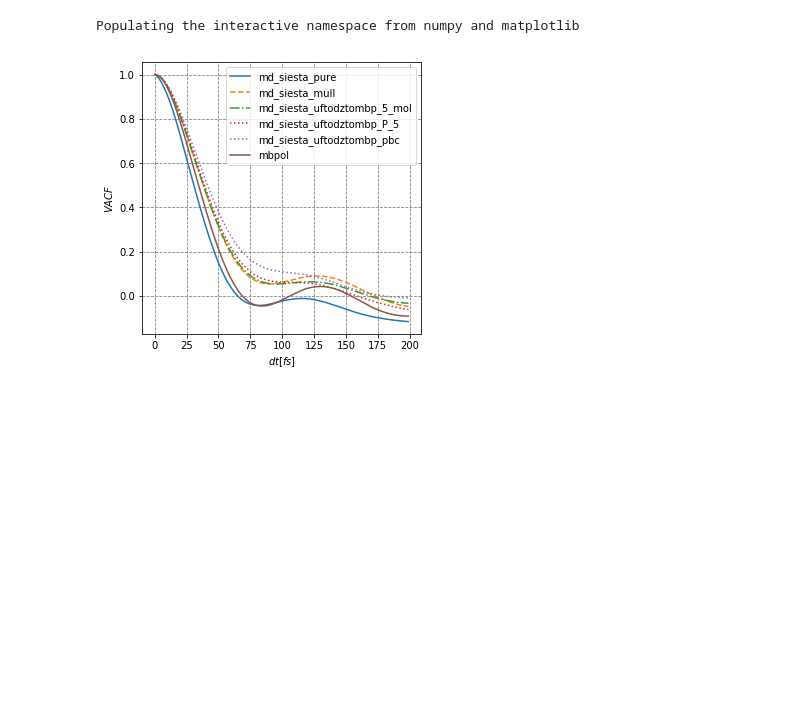
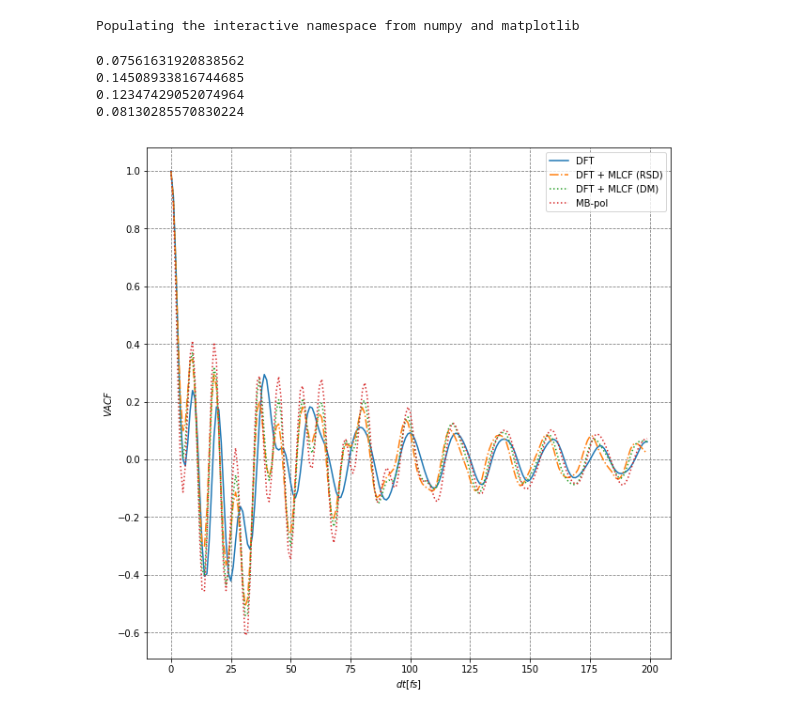
Before and after one commit to semodi/mlcf, a Jupyter notebook: analysis/v_corr.ipynb, the cells around one changed output. Drawn from its saved outputs; the diff is of its cells as text; code cells hidden in the pictures; blank space fills up the shorter version.

Commit message:
more analysis vacf, diffusion etc.

```diff
--- a/analysis/v_corr.ipynb
+++ b/analysis/v_corr.ipynb
@@ -85,23 +86,31 @@ def get_t_corr_vib(dt, path, lim):
 #          'new/md_siesta_uftodz_inf/md_siesta.traj',
 #          'mbpol/nose_128_10.traj']
 
+# paths = ['mbpol/md_siesta_pure/md_siesta_10.traj',
+#          'mbpol/md_siesta_mull/md_siesta.traj',
+# #          'new/md_siesta_uftombp_5/md_siesta.traj',
+# #          'new/md_siesta_uftodztombp_5/md_siesta.traj',
+#          'new/md_siesta_uftodztombp_5_mol/md_siesta.traj',
+#          'bugfix/md_siesta_uftodztombp_P_5/md_siesta.traj',
+#          'bugfix/md_siesta_uftodztombp_pbc/md_siesta.traj',
+#          'mbpol/nose_128_10.traj']
+
 paths = ['mbpol/md_siesta_pure/md_siesta_10.traj',
-         'mbpol/md_siesta_mull/md_siesta.traj',
-#          'new/md_siesta_uftombp_5/md_siesta.traj',
-#          'new/md_siesta_uftodztombp_5/md_siesta.traj',
-         'new/md_siesta_uftodztombp_5_mol/md_siesta.traj',
-         'bugfix/md_siesta_uftodztombp_P_5/md_siesta.traj',
-         'bugfix/md_siesta_uftodztombp_pbc/md_siesta.traj',
+         'new/md_siesta_uftombp_5/md_siesta.traj',
+#          'new/md_siesta_uftombp_8/md_siesta.traj',
+         'bugfix/md_siesta_uftodztombp_nomean_200/md_siesta.traj',
+         'md_siesta_mull/md_siesta.traj',
+#          'bugfix/md_siesta_uftodztombp_P_5/md_siesta.traj',
          'mbpol/nose_128_10.traj']
 
 # limits = ['2000:4000:2']* len(paths)
-limits = ['500:4000:2']* len(paths)
+limits = ['2000:6000:2']* len(paths)
 v_corr_dict = {}
 
 for path, lim in zip(paths, limits):
     name = path.split('/')[-2]
     dt = np.arange(0,200,1).astype(int)
-    v_corr_dict[name] = view.map_sync(get_t_corr_cm, dt, [path]*len(dt), [lim]*len(dt))
+    v_corr_dict[name] = view.map_sync(get_t_corr_vib, dt, [path]*len(dt), [lim]*len(dt))
 
 # plot(v_corr)
 # %%
@@ -110,27 +119,31 @@ for path, lim in zip(paths, limits):
     name = path.split('/')[-2]
     labels.append(name)
 # %%
-figsize(5,5)
-# skip = ['md_siesta_uftodz_10', 'mbpol']
+figsize(10,10)
+skip = ['md_siesta_uftombp_15', 'md_siesta_uftombp_5',  'md_siesta_uftodztombp_P_5']
 # skip = ['mbpol']
-skip = []
+# skip = []
 # labels = ['n = 1' , 'n = 5', 'n = 8', 'n = 10', 'n = $\infty$', 'MB-pol']
-
+labels = ['DFT', 'skip', 'DFT + MLCF (RSD)', 'DFT + MLCF (DM)', 'MB-pol']
 styles = ['-','--','-.',':',':', '-']
 for key, name, style in zip(v_corr_dict,labels, styles):
     if key in skip: continue
-#     sum_ = np.sum(v_corr_dict[key])/(fs**2)/1000
+    sum_ = np.sum(v_corr_dict[key])/(fs**2)/1000
     plot(v_corr_dict[key], label = name, ls = style )
-#     print(sum_)
+    print(sum_)
 ylabel('$VACF$')
 xlabel('$dt [fs]$')
 # xticks(range(0,201,25),range(0,401,50))
 legend()
 grid(color = 'grey', ls = '--')
-# savefig('../figs/vacf_uftodz_cm.eps', bbox_inches = 'tight')
-# savefig('../figs/vacf_uftodz_cm.pdf', bbox_inches = 'tight')
+savefig('../figs/vacf_dztombp_vib.eps', bbox_inches = 'tight')
+savefig('../figs/vacf_dztombp_vib.pdf', bbox_inches = 'tight')
 # %% [output]
+0.07561631920838562
+0.14508933816744685
+0.12347429052074964
+0.08130285570830224
-[figure, old version]
+[figure, new version]
 # %%
 from scipy.fftpack import fft, fftshift
 # %%
```
Also changed, not shown: parts of 8 cells of this notebook, 8 other files.
